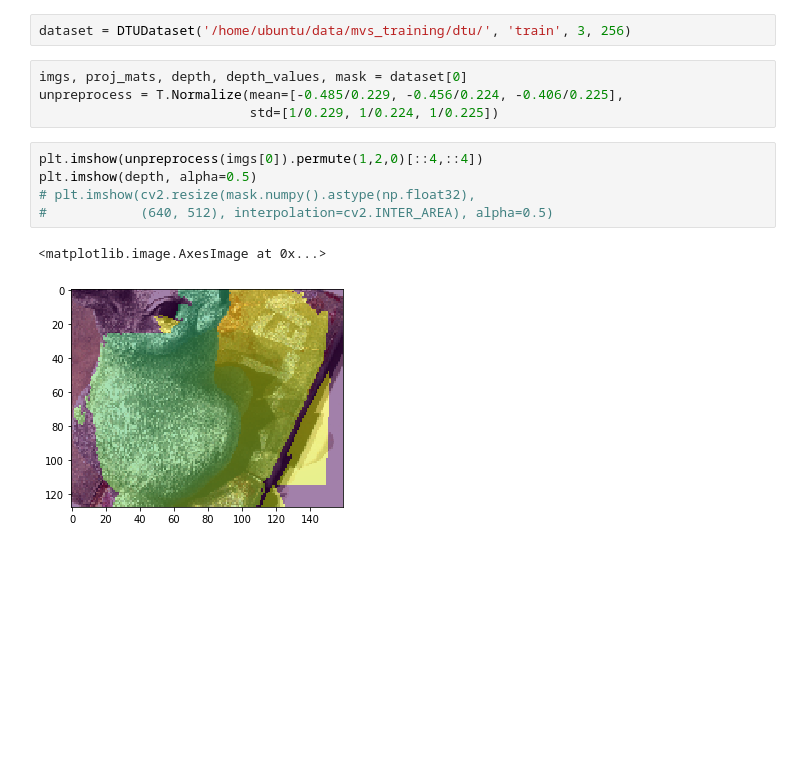
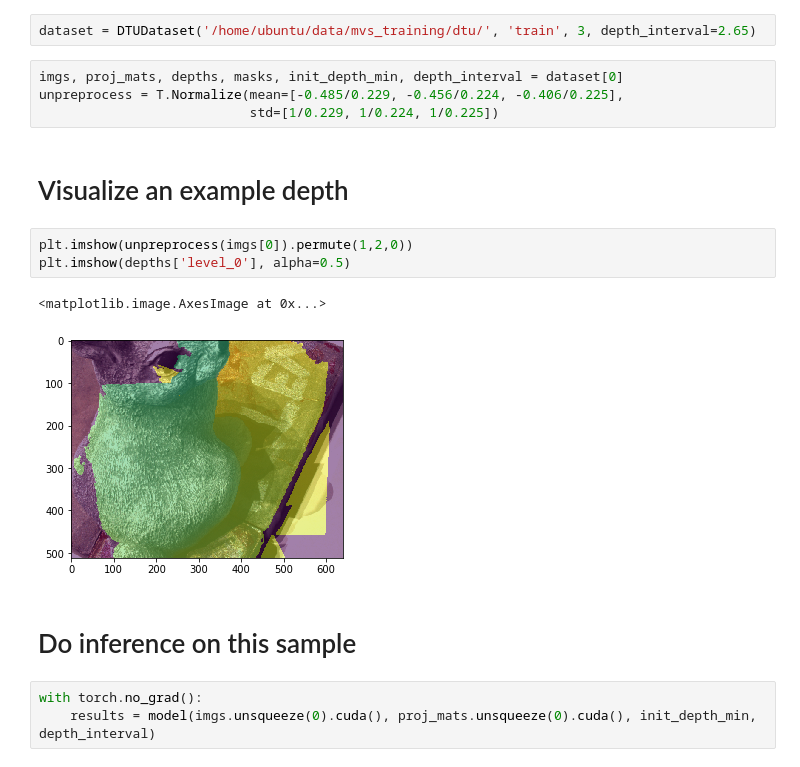
Before and after one commit to kwea123/CasMVSNet_pl, a Jupyter notebook: test.ipynb, the cells around one changed output. Cells and saved outputs as stored; diff of their text form; blank space fills up the shorter version.

```diff
--- a/test.ipynb
+++ b/test.ipynb
@@ -12,14 +19,19 @@ import os
 # %%
-dataset = DTUDataset('/home/ubuntu/data/mvs_training/dtu/', 'train', 3, 256)
+dataset = DTUDataset('/home/ubuntu/data/mvs_training/dtu/', 'train', 3, depth_interval=2.65)
 # %%
-imgs, proj_mats, depth, depth_values, mask = dataset[0]
+imgs, proj_mats, depths, masks, init_depth_min, depth_interval = dataset[0]
 unpreprocess = T.Normalize(mean=[-0.485/0.229, -0.456/0.224, -0.406/0.225],
                            std=[1/0.229, 1/0.224, 1/0.225])
+# %% [markdown]
+# Visualize an example depth
 # %%
-plt.imshow(unpreprocess(imgs[0]).permute(1,2,0)[::4,::4])
-plt.imshow(depth, alpha=0.5)
-# plt.imshow(cv2.resize(mask.numpy().astype(np.float32),
-#            (640, 512), interpolation=cv2.INTER_AREA), alpha=0.5)
+plt.imshow(unpreprocess(imgs[0]).permute(1,2,0))
+plt.imshow(depths['level_0'], alpha=0.5)
 # %% [output]
 <matplotlib.image.AxesImage at 0x...>
-[figure, old version]
+[figure, new version]
+# %% [markdown]
+# Do inference on this sample
+# %%
+with torch.no_grad():
+    results = model(imgs.unsqueeze(0).cuda(), proj_mats.unsqueeze(0).cuda(), init_depth_min, depth_interval)
```
Also changed, not shown: parts of 6 cells of this notebook, 1 other file.
